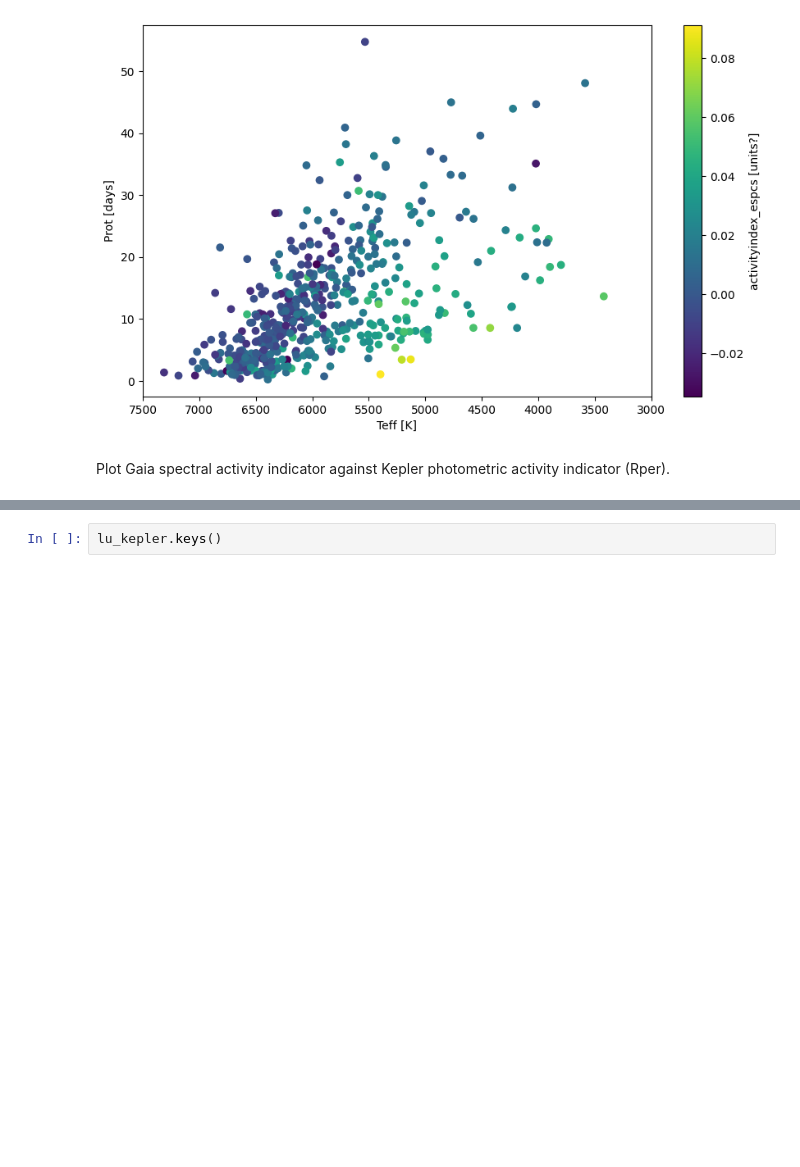
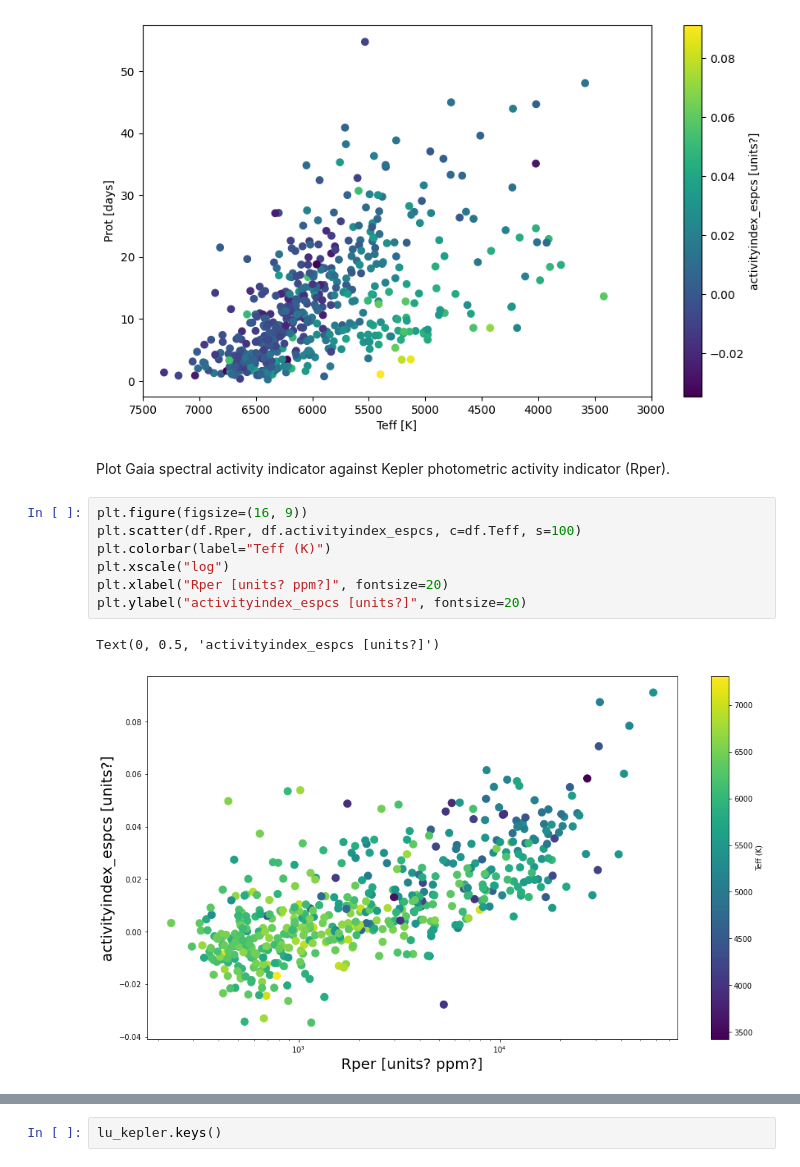
Before and after one commit to RuthAngus/GaiaFete, a Jupyter notebook: notebooks/How_many_activity_indicators?.ipynb, the cells around one changed output, grey strips where cells are left out. Drawn from its saved outputs; the diff is of its cells as text; blank space fills up the shorter version.

```diff
--- a/notebooks/How_many_activity_indicators?.ipynb
+++ b/notebooks/How_many_activity_indicators?.ipynb
@@ -44,4 +50,14 @@ Text(0, 0.5, 'Prot [days]')
 [figure]
 # %% [markdown]
 Plot Gaia spectral activity indicator against Kepler photometric activity indicator (Rper).
+# %%
+plt.figure(figsize=(16, 9))
+plt.scatter(df.Rper, df.activityindex_espcs, c=df.Teff, s=100)
+plt.colorbar(label="Teff (K)")
+plt.xscale("log")
+plt.xlabel("Rper [units? ppm?]", fontsize=20)
+plt.ylabel("activityindex_espcs [units?]", fontsize=20)
+# %% [output]
+Text(0, 0.5, 'activityindex_espcs [units?]')
+[figure, added]
 # %%
```
Also changed, not shown: parts of 7 cells of this notebook, 1 other file.
